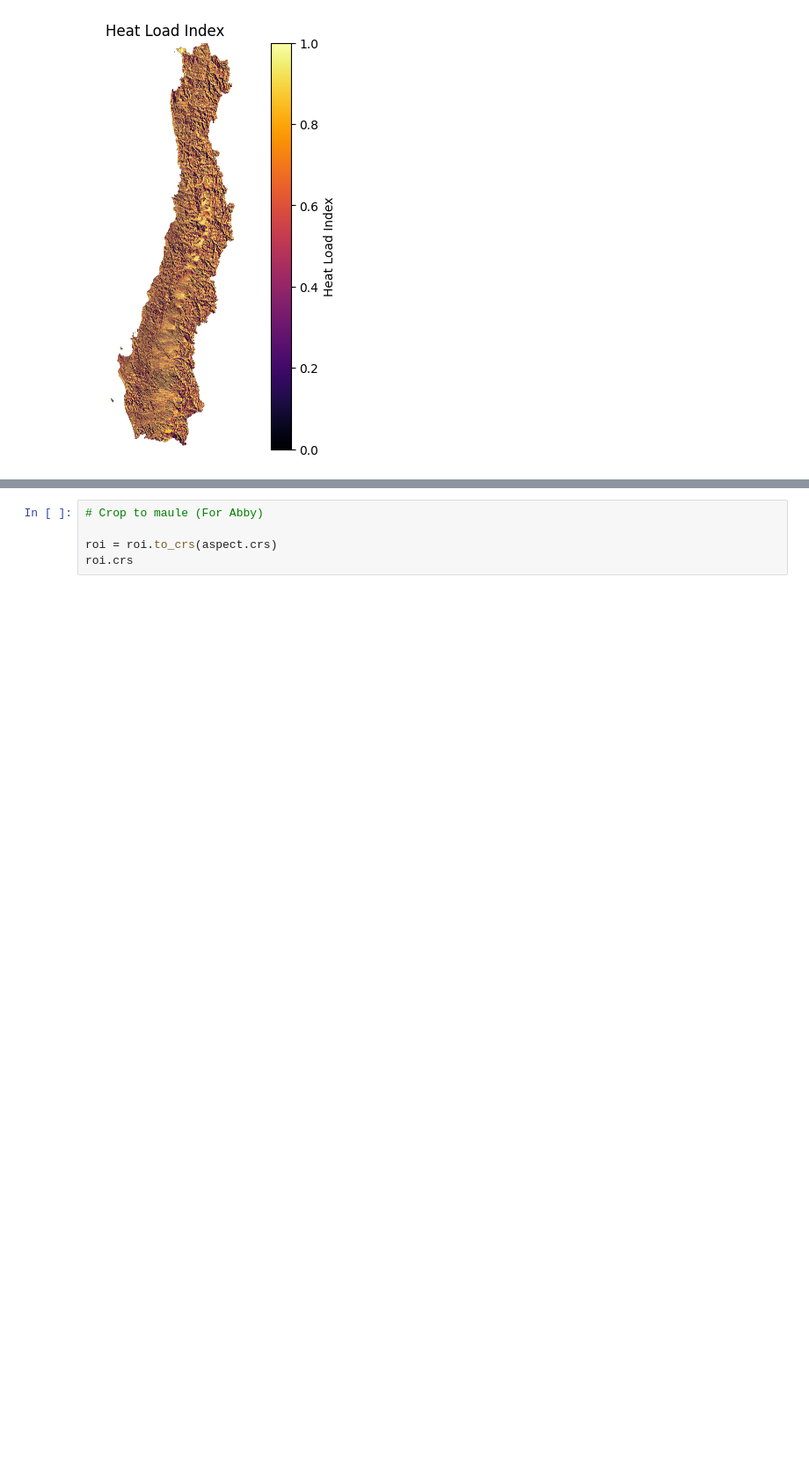
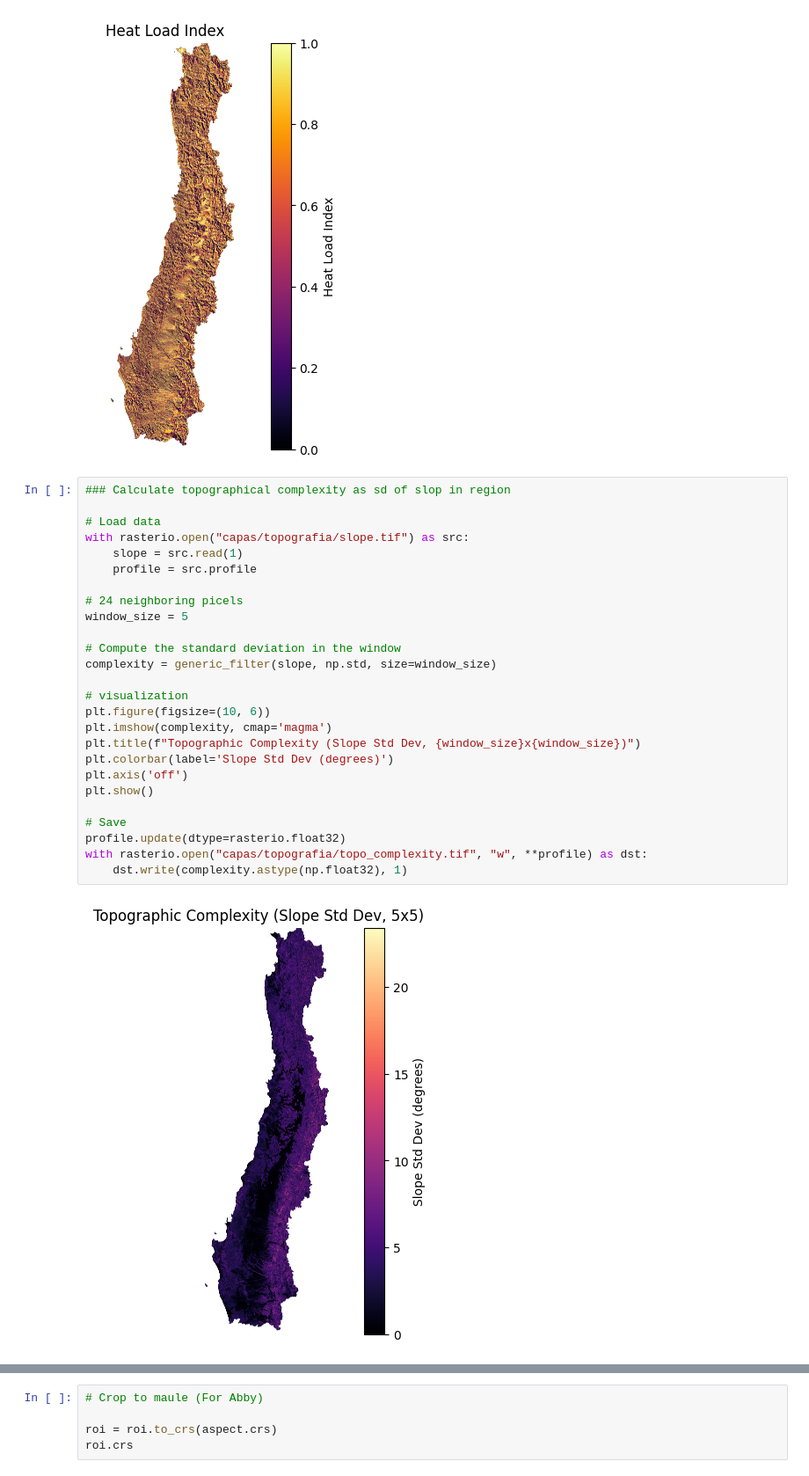
Before and after one commit to abbystokes/wildfire-risk-ml, a Jupyter notebook: elevation_variables_extraction.ipynb, the cells around one changed output, grey strips where cells are left out. Shown at 88% size. Cells and saved outputs as stored; diff of their text form; blank space fills up the shorter version.

Commit message:
Added calculation for topographical complexity

```diff
--- a/elevation_variables_extraction.ipynb
+++ b/elevation_variables_extraction.ipynb
@@ -159,3 +159,31 @@ with rasterio.open('capas/topografia/heat_load.tif', 'w', **profile) as dst:
 # %% [output]
 EPSG:32719
 [figure]
+# %%
+### Calculate topographical complexity as sd of slop in region
+
+# Load data
+with rasterio.open("capas/topografia/slope.tif") as src:
+    slope = src.read(1)
+    profile = src.profile
+
+# 24 neighboring picels
+window_size = 5
+
+# Compute the standard deviation in the window
+complexity = generic_filter(slope, np.std, size=window_size)
+
+# visualization
+plt.figure(figsize=(10, 6))
+plt.imshow(complexity, cmap='magma')
+plt.title(f"Topographic Complexity (Slope Std Dev, {window_size}x{window_size})")
+plt.colorbar(label='Slope Std Dev (degrees)')
+plt.axis('off')
+plt.show()
+
+# Save
+profile.update(dtype=rasterio.float32)
+with rasterio.open("capas/topografia/topo_complexity.tif", "w", **profile) as dst:
+    dst.write(complexity.astype(np.float32), 1)
+# %% [output]
+[figure, added]
```
Also changed, not shown: parts of 2 cells of this notebook.
